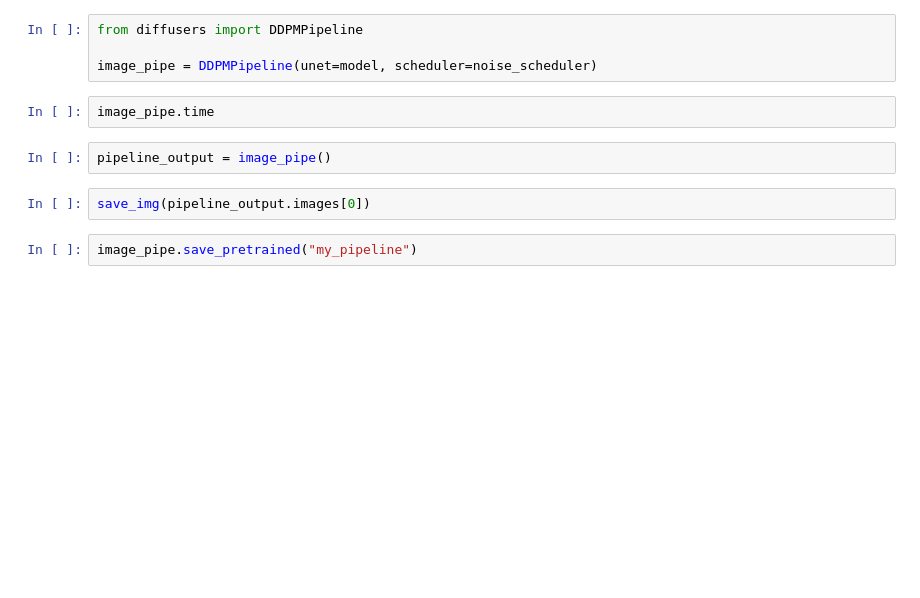
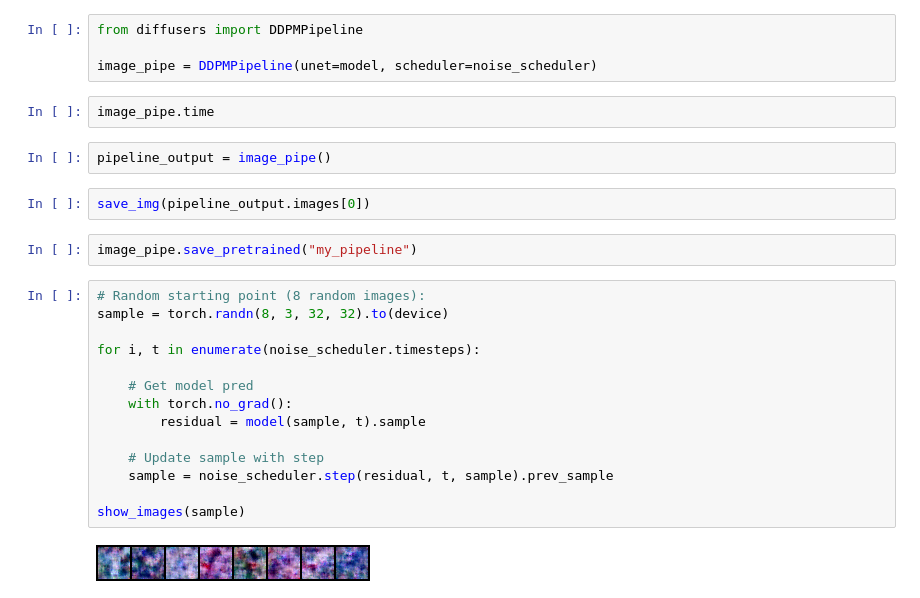
Before and after one commit to hakrackete/diffusion, a Jupyter notebook: train.ipynb, the cells around one changed output. Drawn from its saved outputs; the diff is of its cells as text; blank space fills up the shorter version.

```diff
--- a/train.ipynb
+++ b/train.ipynb
@@ -197,3 +197,19 @@ pipeline_output = image_pipe()
 save_img(pipeline_output.images[0])
 # %%
 image_pipe.save_pretrained("my_pipeline")
+# %%
+# Random starting point (8 random images):
+sample = torch.randn(8, 3, 32, 32).to(device)
+
+for i, t in enumerate(noise_scheduler.timesteps):
+
+    # Get model pred
+    with torch.no_grad():
+        residual = model(sample, t).sample
+
+    # Update sample with step
+    sample = noise_scheduler.step(residual, t, sample).prev_sample
+
+show_images(sample)
+# %% [output]
+[figure, added]
```
